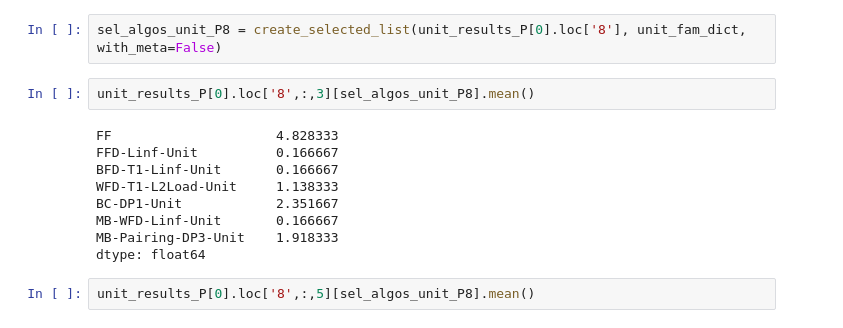
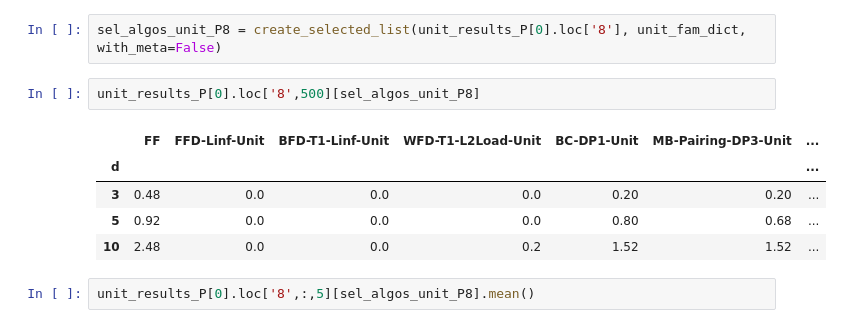
Before and after one commit to Vectorpack/experiments_vector_paper, a Jupyter notebook: results_data/notebooks/compare_algos.ipynb, the cells around one changed output. Cells and saved outputs as stored; diff of their text form.

```diff
--- a/results_data/notebooks/compare_algos.ipynb
+++ b/results_data/notebooks/compare_algos.ipynb
@@ -630,16 +642,13 @@ dtype: float64
 # %%
 sel_algos_unit_P8 = create_selected_list(unit_results_P[0].loc['8'], unit_fam_dict, with_meta=False)
 # %%
-unit_results_P[0].loc['8',:,3][sel_algos_unit_P8].mean()
+unit_results_P[0].loc['8',500][sel_algos_unit_P8]
 # %% [output]
-FF                     4.828333
-FFD-Linf-Unit          0.166667
-BFD-T1-Linf-Unit       0.166667
-WFD-T1-L2Load-Unit     1.138333
-BC-DP1-Unit            2.351667
-MB-WFD-Linf-Unit       0.166667
-MB-Pairing-DP3-Unit    1.918333
-dtype: float64
+|  | FF | FFD-Linf-Unit | BFD-T1-Linf-Unit | WFD-T1-L2Load-Unit | BC-DP1-Unit | MB-Pairing-DP3-Unit | ... |
+| d |  |  |  |  |  |  | ... |
+| 3 | 0.48 | 0.0 | 0.0 | 0.0 | 0.20 | 0.20 | ... |
+| 5 | 0.92 | 0.0 | 0.0 | 0.0 | 0.80 | 0.68 | ... |
+| 10 | 2.48 | 0.0 | 0.0 | 0.2 | 1.52 | 1.52 | ... |
 # %%
 unit_results_P[0].loc['8',:,5][sel_algos_unit_P8].mean()
 # %% [output]
```
Also changed, not shown: parts of 49 cells of this notebook.
